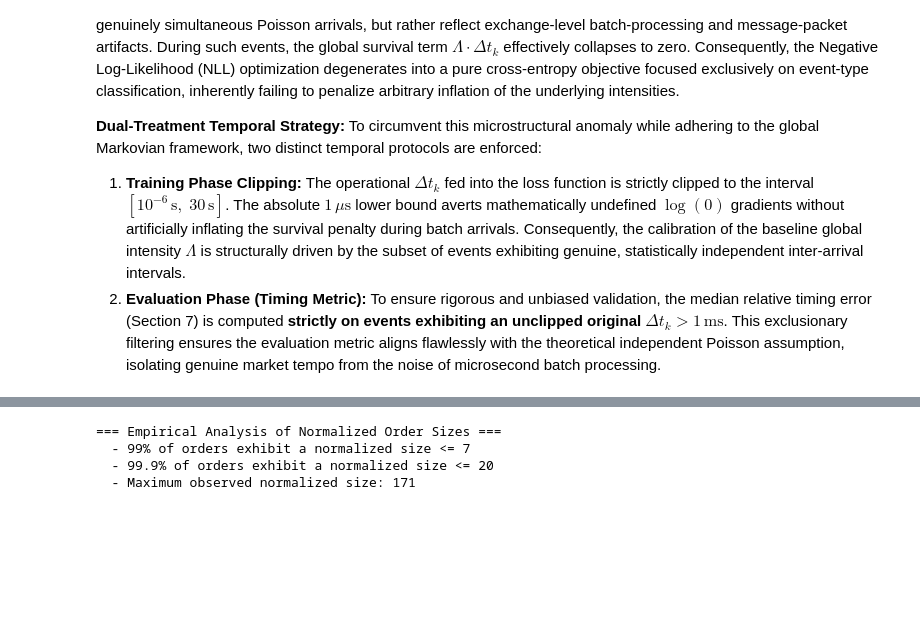
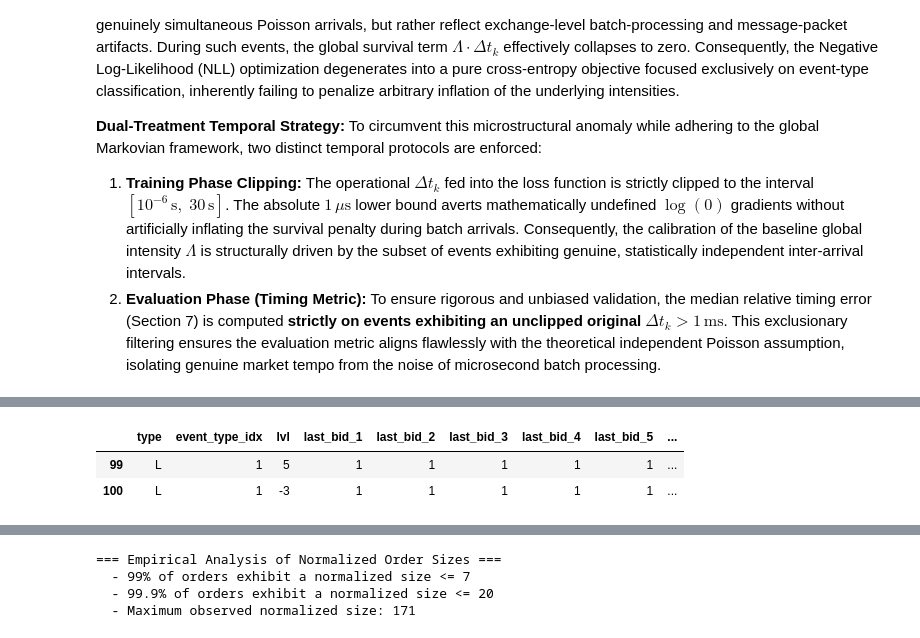
Before and after one commit to archer-paul/DeepQR-Microstructure, a Jupyter notebook: 03_mdqr_model.ipynb, the cells around one changed output, grey strips where cells are left out. Drawn from its saved outputs; the diff is of its cells as text; code cells hidden in the pictures; blank space fills up the shorter version.

```diff
--- a/03_mdqr_model.ipynb
+++ b/03_mdqr_model.ipynb
@@ -179,3 +214,9 @@ Event counts: {0: np.int64(282826), 1: np.int64(265043), 2: np.int64(32482)}
+# %%
+df_norm[["type", "event_type_idx", "lvl"]+[f"last_bid_{i}" for i in range(1,6)]+[f"last_ask_{i}" for i in range(1,6)]][99:101]
+# %% [output]
+|  | type | event_type_idx | lvl | last_bid_1 | last_bid_2 | last_bid_3 | last_bid_4 | last_bid_5 | ... |
+| 99 | L | 1 | 5 | 1 | 1 | 1 | 1 | 1 | ... |
+| 100 | L | 1 | -3 | 1 | 1 | 1 | 1 | 1 | ... |
 # %%
 # ── Trade Imbalance (TI) Calculation ──────────────────────────────────────────
 # This cell computes the TI features as defined in Bodor & Carlier (2025).
```
Also changed, not shown: parts of 10 cells of this notebook.
